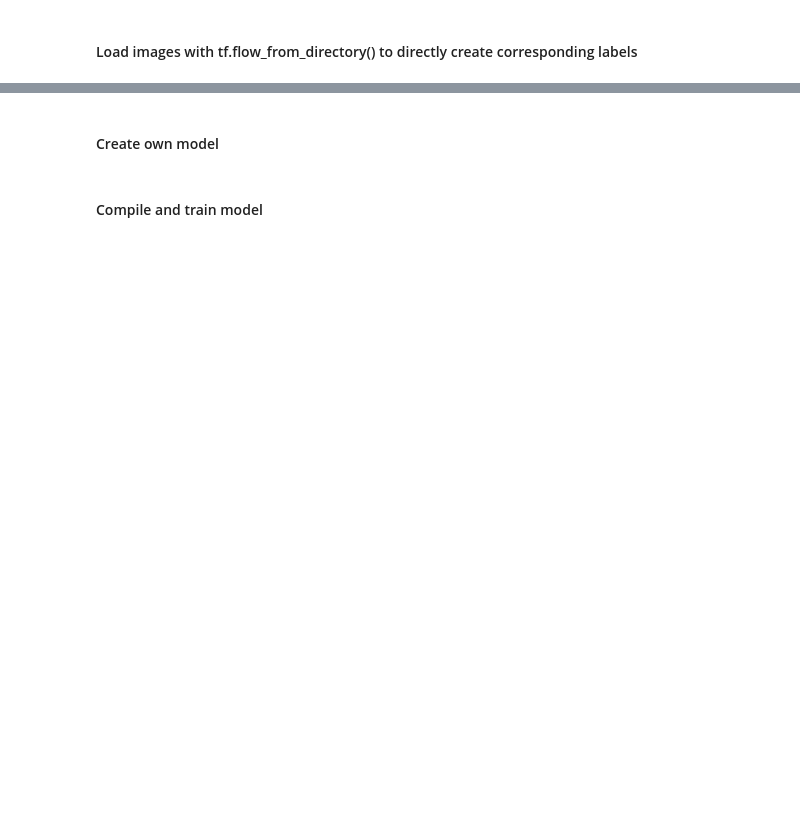
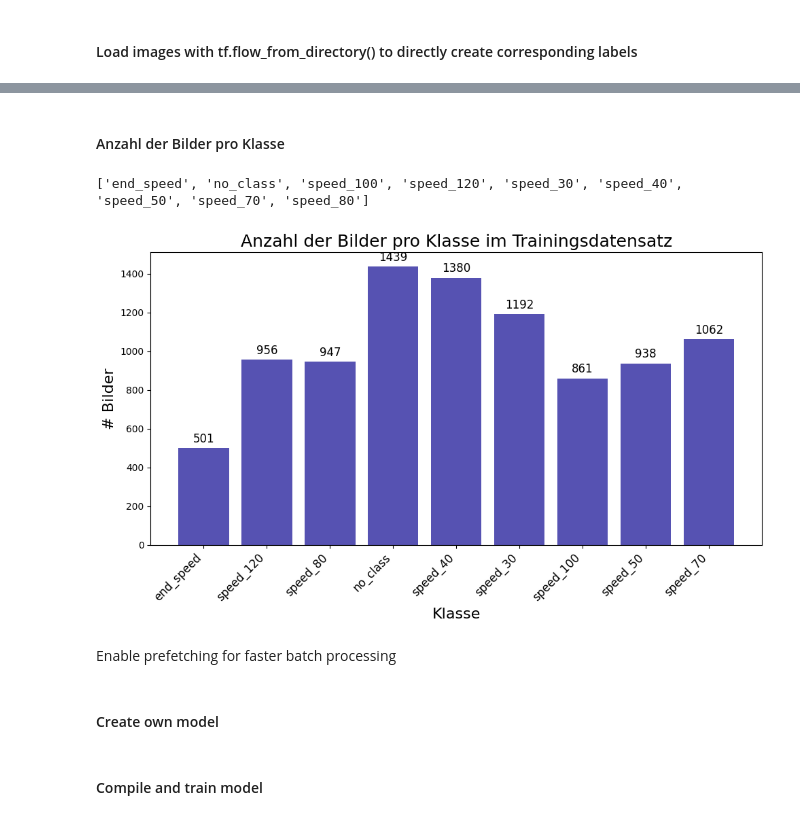
Before and after one commit to dominik-buecher/Computer-Robot_Vision, a Jupyter notebook: Aaron/train_networks.ipynb, the cells around one changed output, grey strips where cells are left out. Cells and saved outputs as stored; diff of their text form; code cells hidden in the pictures; blank space fills up the shorter version.

```diff
--- a/Aaron/train_networks.ipynb
+++ b/Aaron/train_networks.ipynb
@@ -77,0 +331,45 @@ ModuleNotFoundError: No module named 'tensorflow_core.estimator'
+# %% [markdown]
+#### Anzahl der Bilder pro Klasse
+# %%
+class_names = train_dataset.class_names
+print(class_names)
+
+# Anzahl der Bilder pro Klasse im Trainingsdatensatz
+class_counts = {}
+for images, labels in train_dataset:
+    for label in labels.numpy():
+        class_idx = tf.argmax(label).numpy()
+        class_name = train_dataset.class_names[class_idx]
+        class_counts[class_name] = class_counts.get(class_name, 0) + 1
+
+# Diagramm für die Anzahl der Bilder pro Klasse
+fig, ax = plt.subplots(figsize=(10, 6))
+
+# Extrahieren der Klassen und zugehörigen Anzahlen
+classes, counts = zip(*class_counts.items())
+class_names = list(classes)
+
+b = ax.bar(class_names, counts, color='#5652b2')
+
+# Customize the plot
+ax.set_xlabel('Klasse', fontsize=16)
+ax.set_ylabel('# Bilder', fontsize=16)
+ax.set_title('Anzahl der Bilder pro Klasse im Trainingsdatensatz', fontsize=18)
+ax.tick_params(bottom=True, left=True)
+ax.set_xticks(class_names)
+ax.set_xticklabels(class_names, fontsize=12, rotation=45, ha="right")
+
+# Add text labels on top of the bars
+for rect in b:
+    height = rect.get_height()
+    ax.annotate(f'{height}', xy=(rect.get_x() + rect.get_width() / 2, height), xytext=(0, 3),
+                textcoords="offset points", ha='center', va='bottom', fontsize=12)
+
+# Show the plot
+plt.tight_layout()
+plt.show()
+# %% [output]
+['end_speed', 'no_class', 'speed_100', 'speed_120', 'speed_30', 'speed_40', 'speed_50', 'speed_70', 'speed_80']
+[figure, added]
+# %% [markdown]
+Enable prefetching for faster batch processing
```
Also changed, not shown: parts of 58 cells of this notebook, 14 other files.
